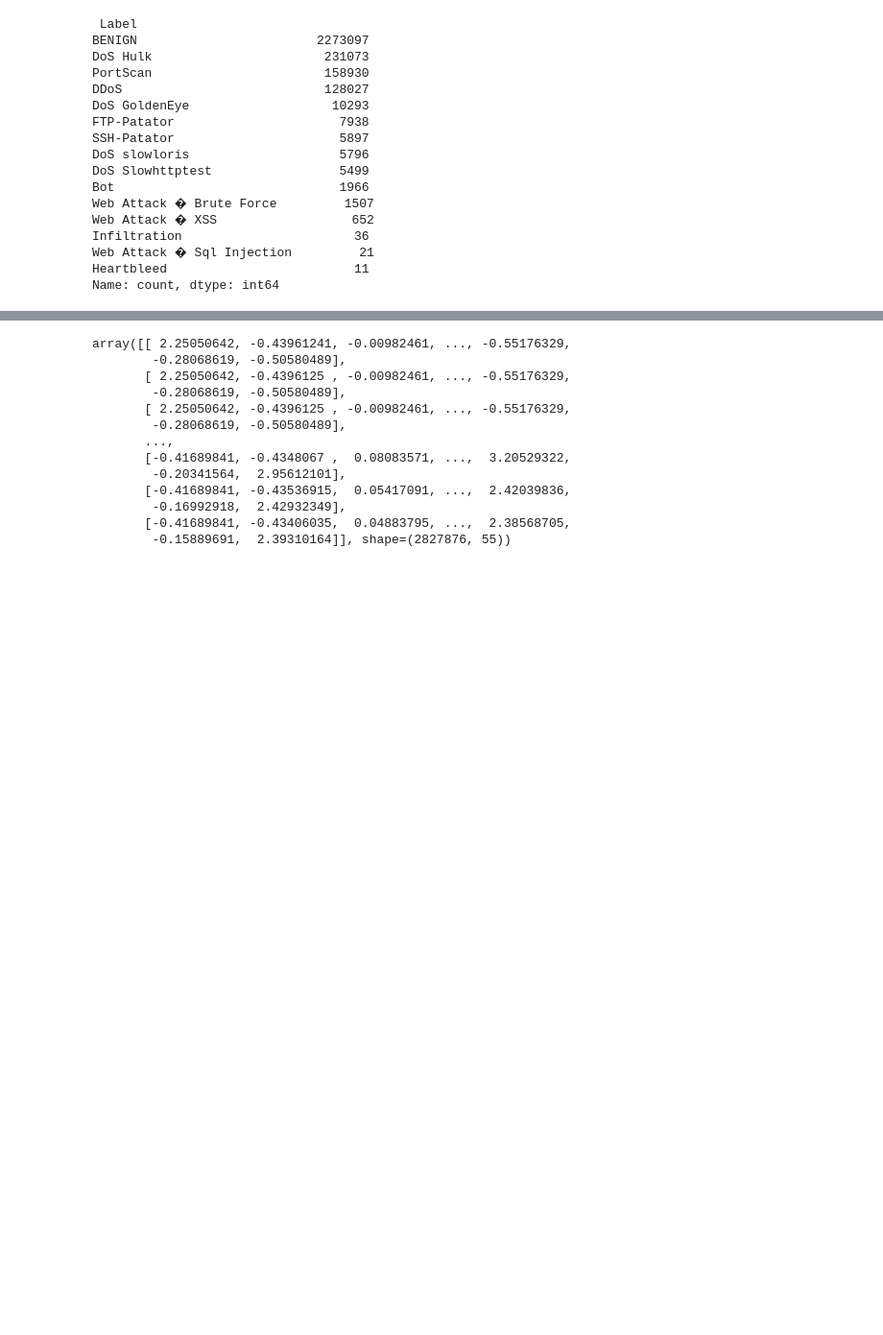
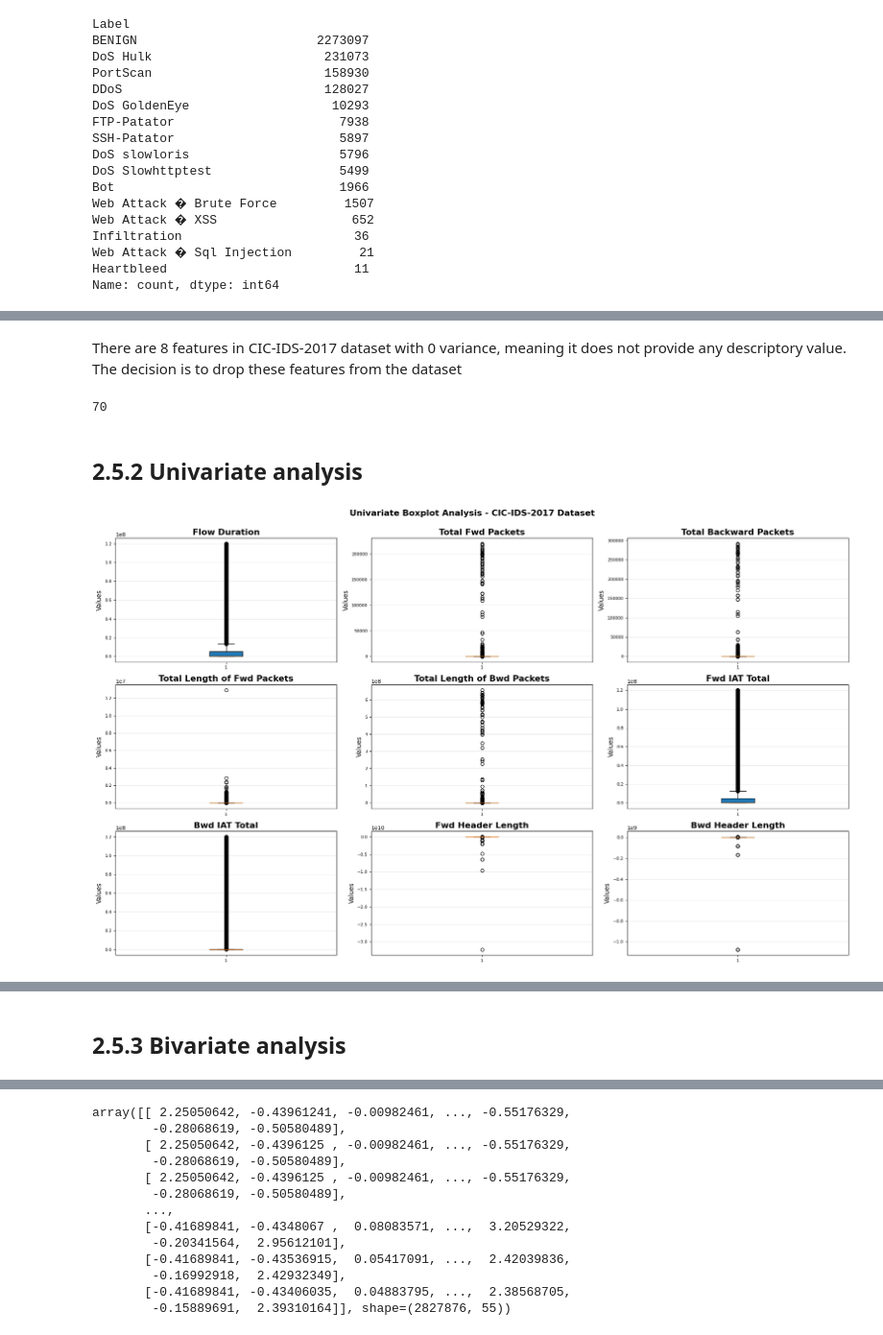
Before and after one commit to KostasEreksonas/RT_IDS, a Jupyter notebook: notebooks/CIC_IDS_2017/CIC_IDS_2017.ipynb, the cells around one changed output, grey strips where cells are left out. Shown at 96% size. Drawn from its saved outputs; the diff is of its cells as text; code cells hidden in the pictures; blank space fills up the shorter version.

```diff
--- a/notebooks/CIC_IDS_2017/CIC_IDS_2017.ipynb
+++ b/notebooks/CIC_IDS_2017/CIC_IDS_2017.ipynb
@@ -297,0 +410,3 @@ attack_plot(label, count)
+# %%
+if len(np.where(data['Fwd Header Length'] != data['Fwd Header Length.1'])[0]) == 0:
+    data.drop(['Fwd Header Length.1'], axis=1, inplace=True)
@@ -297,0 +443,4 @@ attack_plot(label, count)
+# %%
+%%time
+
+data = data.drop_duplicates()
@@ -297,0 +489,48 @@ attack_plot(label, count)
+# %% [markdown]
+There are 8 features in CIC-IDS-2017 dataset with 0 variance, meaning it does not provide any descriptory value.
+The decision is to drop these features from the dataset
+# %%
+data.drop(zero_variance_features, axis=1, inplace=True)
+# %%
+len(data.columns)
+# %% [output]
+70
+# %% [markdown]
+## 2.5.2 Univariate analysis
+# %%
+def plot_boxplot(df):
+    selected_features = ['Flow Duration',
+                        'Total Fwd Packets',
+                        'Total Backward Packets',
+                        'Total Length of Fwd Packets',
+                        'Total Length of Bwd Packets',
+                        'Fwd IAT Total',
+                        'Bwd IAT Total',
+                        'Fwd Header Length',
+                        'Bwd Header Length']
+    n_cols = 3
+    n_rows = int(np.ceil(len(selected_features) / n_cols))
+
+    fig, axes = plt.subplots(n_rows, n_cols, figsize=(20, n_rows * 4))
+    axes = axes.flatten()
+
+    for idx, feature in enumerate(selected_features):
+        data = df[feature]
+        axes[idx].boxplot(data, patch_artist=True)
+        axes[idx].set_title(feature, fontsize=16, fontweight='bold')
+        axes[idx].set_ylabel('Values', fontsize=12)
+        axes[idx].grid(axis='y', alpha=0.3)
+        axes[idx].tick_params(labelsize=8)
+
+    for idx in range(len(selected_features), len(axes)):
+        fig.delaxes(axes[idx])
+
+    plt.suptitle('Univariate Boxplot Analysis - CIC-IDS-2017 Dataset', fontsize=16, fontweight='bold', y=1.00)
+    plt.tight_layout()
+    plt.show()
+# %%
+%%time
+
+plot_boxplot(data)
+# %% [output]
+[figure, added]
@@ -297,0 +539,2 @@ attack_plot(label, count)
+# %% [markdown]
+## 2.5.3 Bivariate analysis
```
Also changed, not shown: parts of 77 cells of this notebook.
